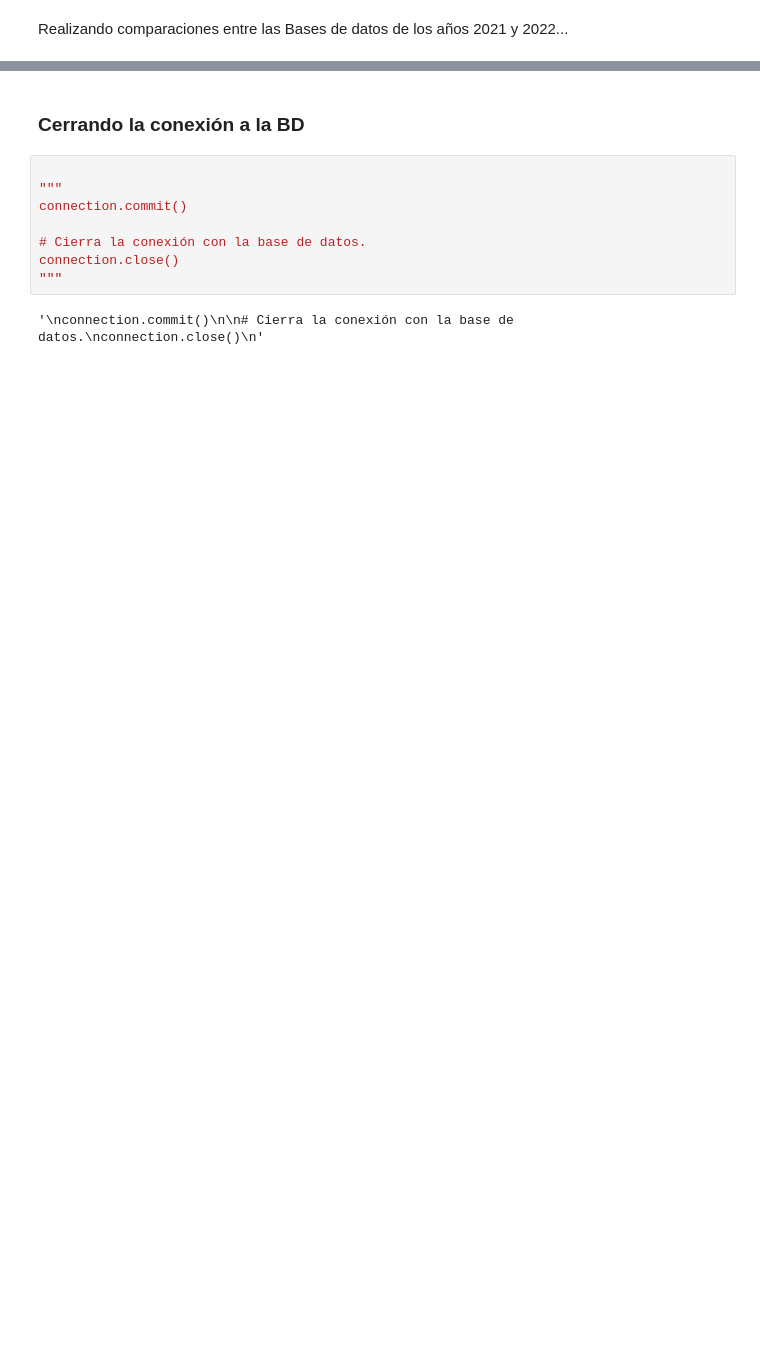
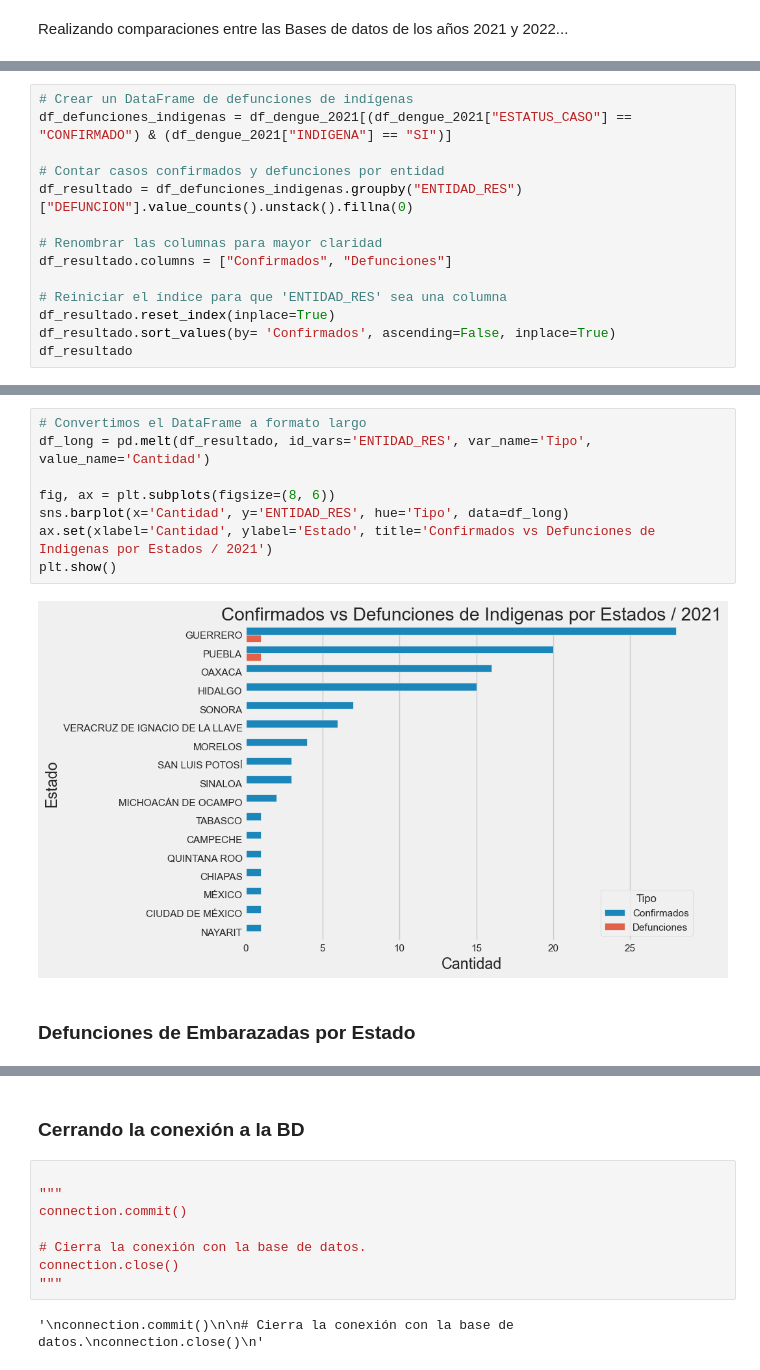
Before and after one commit to ProyectosMCD/Dengue, a Jupyter notebook: dengue.ipynb, the cells around one changed output, grey strips where cells are left out. Cells and saved outputs as stored; diff of their text form; blank space fills up the shorter version.

```diff
--- a/dengue.ipynb
+++ b/dengue.ipynb
@@ -233,0 +302,14 @@ Realizando comparaciones entre las Bases de datos de los años 2021 y 2022...
+# %%
+# Crear un DataFrame de defunciones de indígenas
+df_defunciones_indigenas = df_dengue_2021[(df_dengue_2021["ESTATUS_CASO"] == "CONFIRMADO") & (df_dengue_2021["INDIGENA"] == "SI")]
+
+# Contar casos confirmados y defunciones por entidad
+df_resultado = df_defunciones_indigenas.groupby("ENTIDAD_RES")["DEFUNCION"].value_counts().unstack().fillna(0)
+
+# Renombrar las columnas para mayor claridad
+df_resultado.columns = ["Confirmados", "Defunciones"]
+
+# Reiniciar el índice para que 'ENTIDAD_RES' sea una columna
+df_resultado.reset_index(inplace=True)
+df_resultado.sort_values(by= 'Confirmados', ascending=False, inplace=True)
+df_resultado
@@ -233,0 +335,12 @@ Realizando comparaciones entre las Bases de datos de los años 2021 y 2022...
+# %%
+# Convertimos el DataFrame a formato largo
+df_long = pd.melt(df_resultado, id_vars='ENTIDAD_RES', var_name='Tipo', value_name='Cantidad')
+
+fig, ax = plt.subplots(figsize=(8, 6))
+sns.barplot(x='Cantidad', y='ENTIDAD_RES', hue='Tipo', data=df_long)
+ax.set(xlabel='Cantidad', ylabel='Estado', title='Confirmados vs Defunciones de Indigenas por Estados / 2021')
+plt.show()
+# %% [output]
+[figure, added]
+# %% [markdown]
+### Defunciones de Embarazadas por Estado
```
Also changed, not shown: parts of 12 cells of this notebook.
